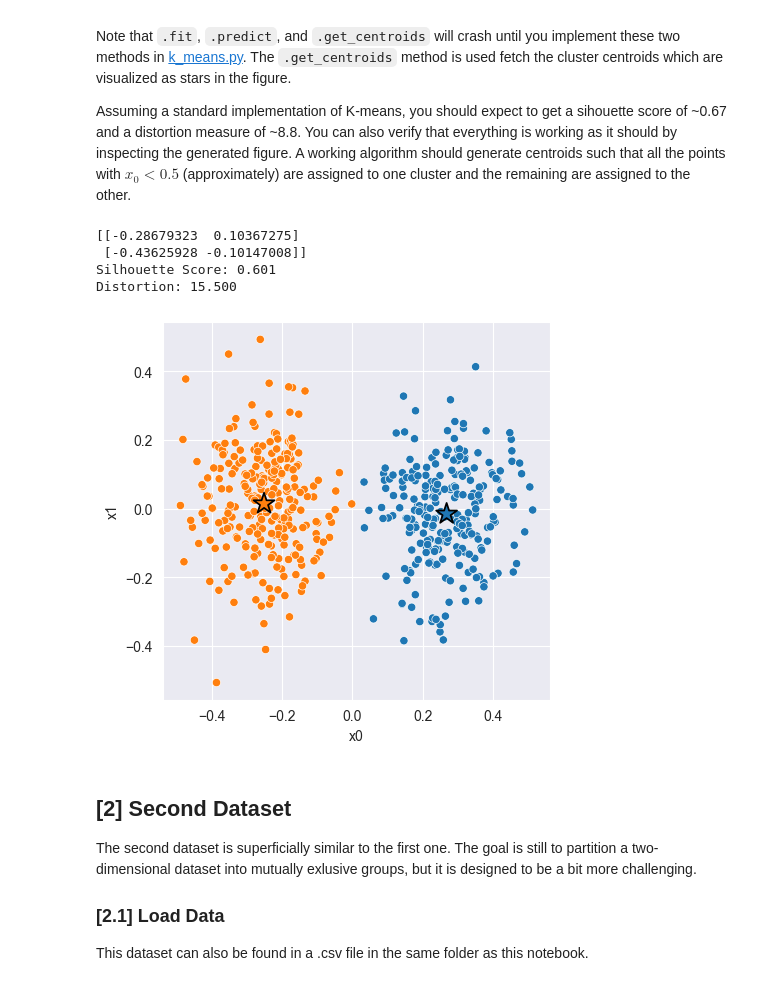
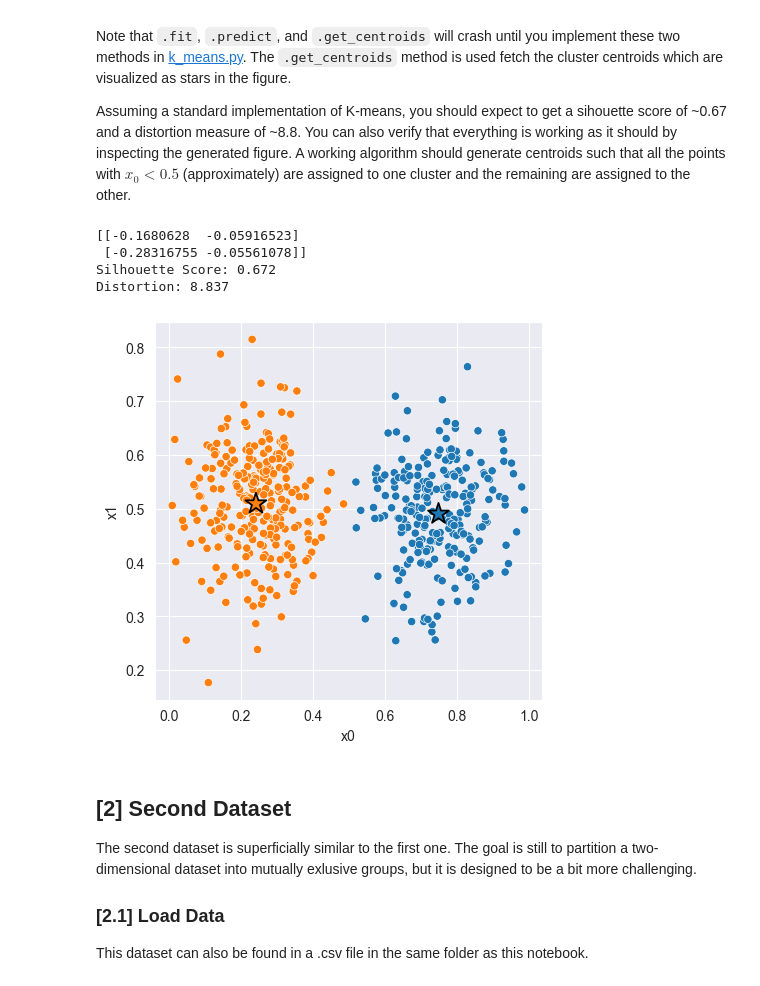
Before and after one commit to StefanTomic-NTNU/machinelearning, a Jupyter notebook: k_means/experiment.ipynb, the cells around one changed output. Drawn from its saved outputs; the diff is of its cells as text; code cells hidden in the pictures.

```diff
--- a/k_means/experiment.ipynb
+++ b/k_means/experiment.ipynb
@@ -73,28 +73,28 @@ Assuming a standard implementation of K-means, you should expect to get a sihoue
 # %%
 # Fit Model
 X = data_1[['x0', 'x1']]
 model_1 = km.KMeans() # <-- Should work with default constructor
-X = km.normalize(X)
+# X = km.normalize(X)
 model_1.fit(X)
 
 # Compute Silhouette Score
 z = model_1.predict(X)
 print(f'Silhouette Score: {km.euclidean_silhouette(X, z) :.3f}')
 print(f'Distortion: {km.euclidean_distortion(X, z) :.3f}')
 
 # Plot cluster assignments
 C = model_1.get_centroids()
 K = len(C)
 _, ax = plt.subplots(figsize=(5, 5), dpi=100)
 sns.scatterplot(x='x0', y='x1', hue=z, hue_order=range(K), palette='tab10', data=X, ax=ax);
 sns.scatterplot(x=C[:,0], y=C[:,1], hue=range(K), palette='tab10', marker='*', s=250, edgecolor='black', ax=ax)
 ax.legend().remove();
 # %% [output]
-[[-0.28679323  0.10367275]
- [-0.43625928 -0.10147008]]
-Silhouette Score: 0.601
-Distortion: 15.500
+[[-0.1680628  -0.05916523]
+ [-0.28316755 -0.05561078]]
+Silhouette Score: 0.672
+Distortion: 8.837
-[figure, old version]
+[figure, new version]
 # %% [markdown]
 ## [2] Second Dataset
 
```
Also changed, not shown: parts of 1 cell of this notebook, 1 other file.
